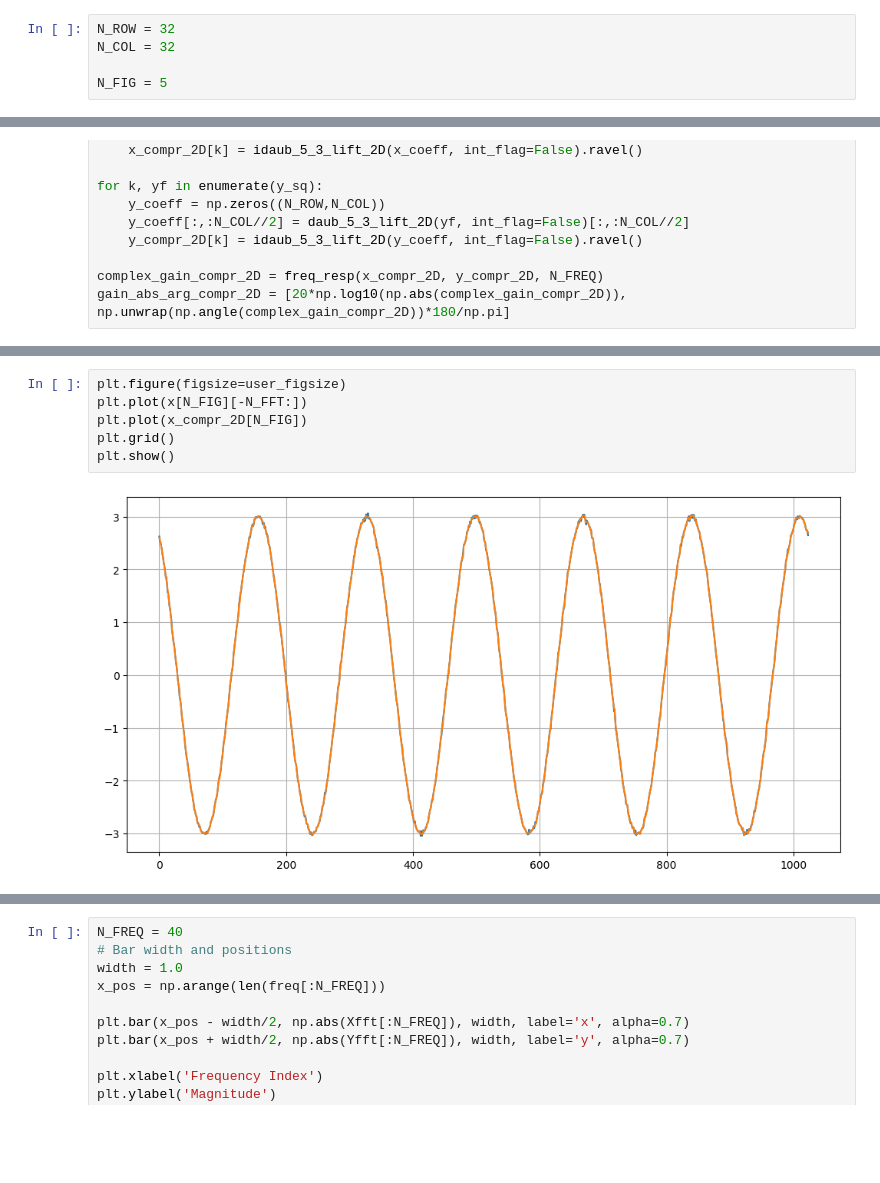
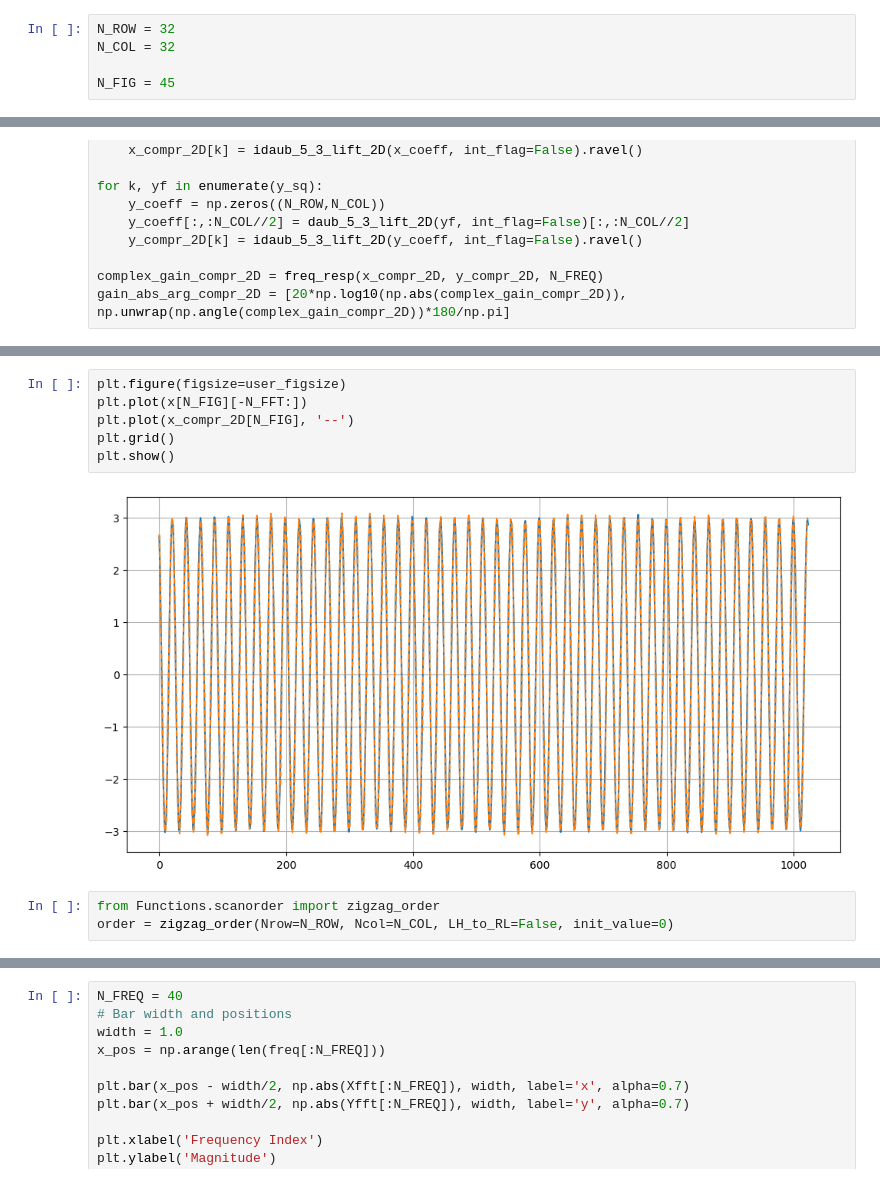
Before and after one commit to romangorbunov91/daub_5_3-int-to-int, a Jupyter notebook: fft_test.ipynb, the cells around one changed output, grey strips where cells are left out. Drawn from its saved outputs; the diff is of its cells as text; blank space fills up the shorter version.

```diff
--- a/fft_test.ipynb
+++ b/fft_test.ipynb
@@ -184,7 +182,7 @@ plt.show()
 N_ROW = 32
 N_COL = 32
 
-N_FIG = 5
+N_FIG = 45
 # %%
 x_sq = np.empty((N_FREQ,), dtype=object)
 for k, xf in enumerate(x):
@@ -237,9 +235,12 @@ plt.show()
 # %%
 plt.figure(figsize=user_figsize)
 plt.plot(x[N_FIG][-N_FFT:])
-plt.plot(x_compr_2D[N_FIG])
+plt.plot(x_compr_2D[N_FIG], '--')
 plt.grid()
 plt.show()
 # %% [output]
-[figure, old version]
+[figure, new version]
+# %%
+from Functions.scanorder import zigzag_order
+order = zigzag_order(Nrow=N_ROW, Ncol=N_COL, LH_to_RL=False, init_value=0)
 # %%
```
Also changed, not shown: parts of 12 cells of this notebook.
